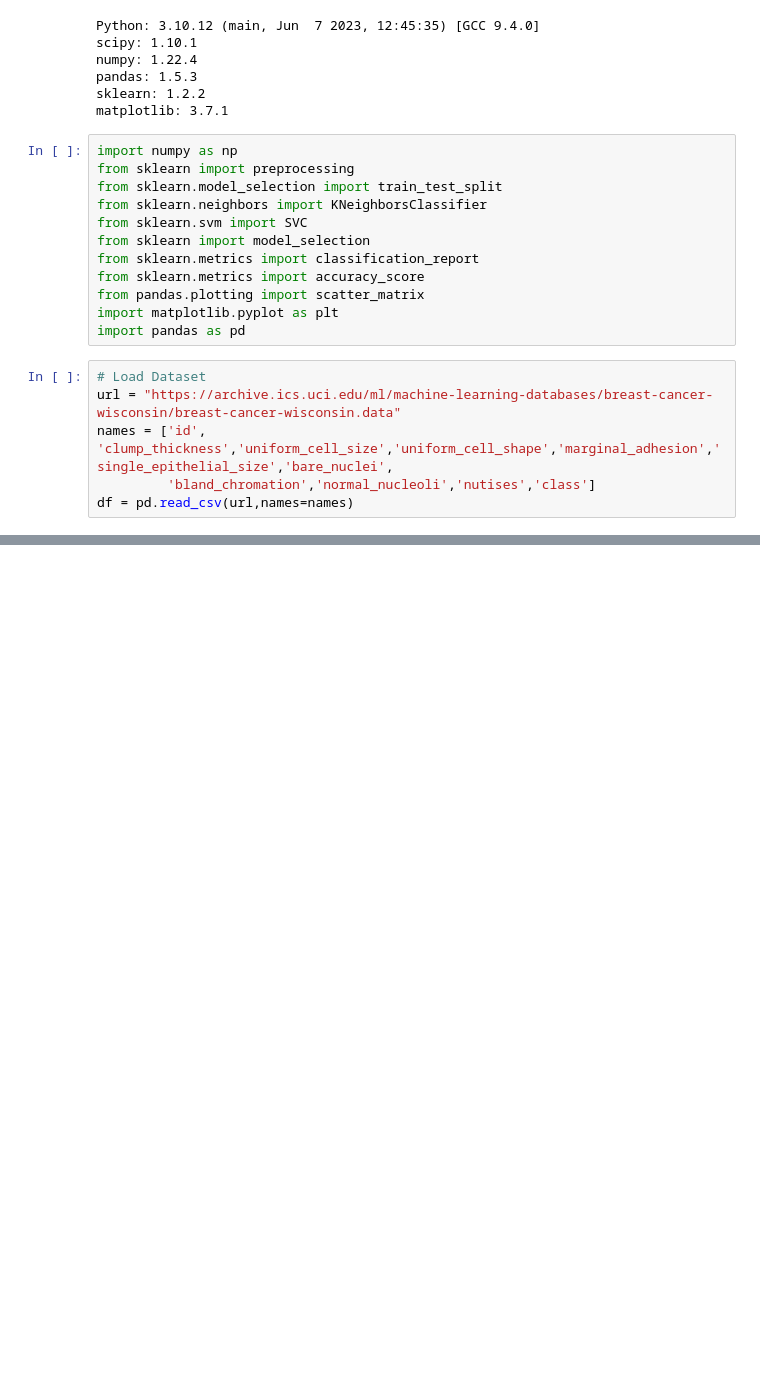
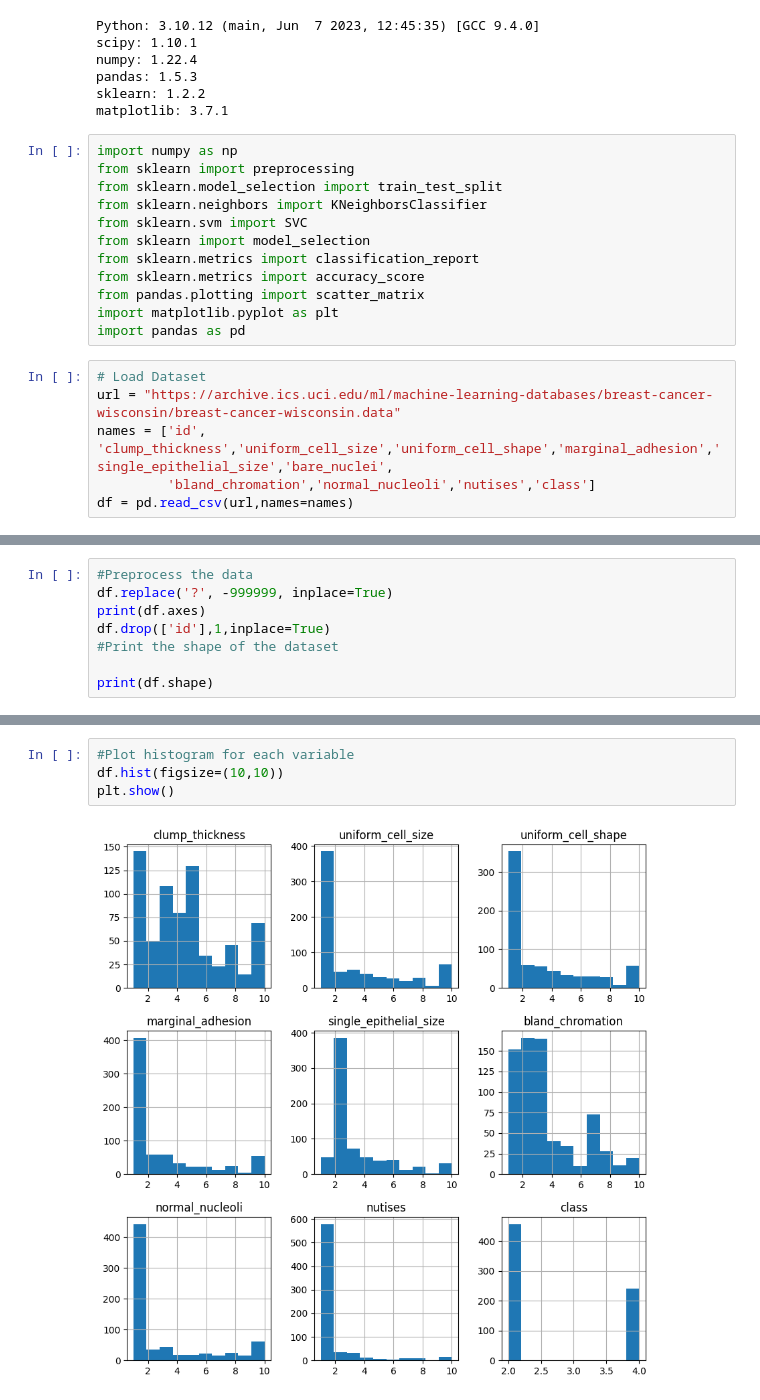
Before and after one commit to quintonmills/HospitalPro, a Jupyter notebook: HospitalPro.ipynb, the cells around one changed output, grey strips where cells are left out. Saved outputs shown, nothing was run; the diff lists cells and outputs as text; blank space fills up the shorter version.

```diff
--- a/HospitalPro.ipynb
+++ b/HospitalPro.ipynb
@@ -38,0 +50,8 @@ df = pd.read_csv(url,names=names)
+# %%
+#Preprocess the data
+df.replace('?', -999999, inplace=True)
+print(df.axes)
+df.drop(['id'],1,inplace=True)
+#Print the shape of the dataset
+
+print(df.shape)
@@ -38,0 +110,6 @@ df = pd.read_csv(url,names=names)
+# %%
+#Plot histogram for each variable
+df.hist(figsize=(10,10))
+plt.show()
+# %% [output]
+[figure, added]
```
Also changed, not shown: parts of 14 cells of this notebook.
